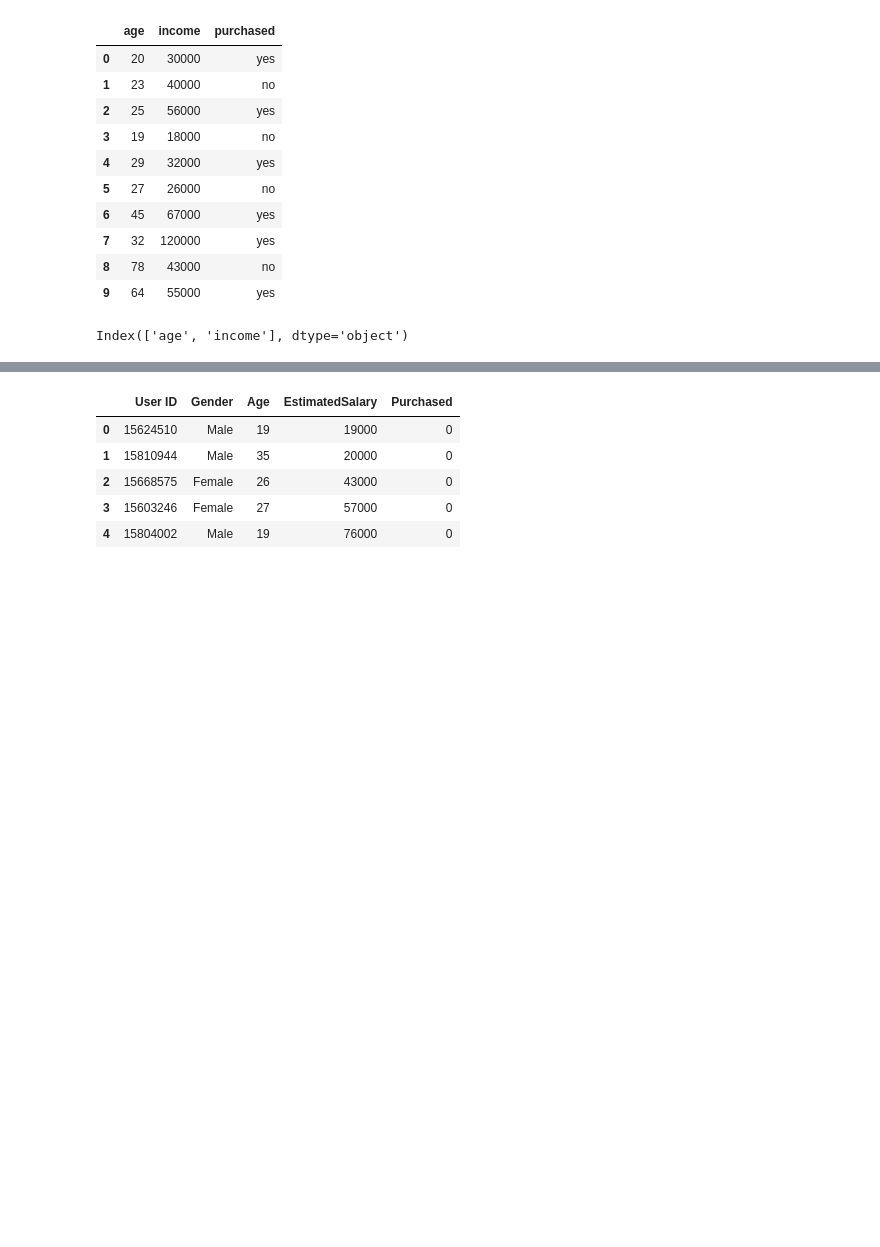
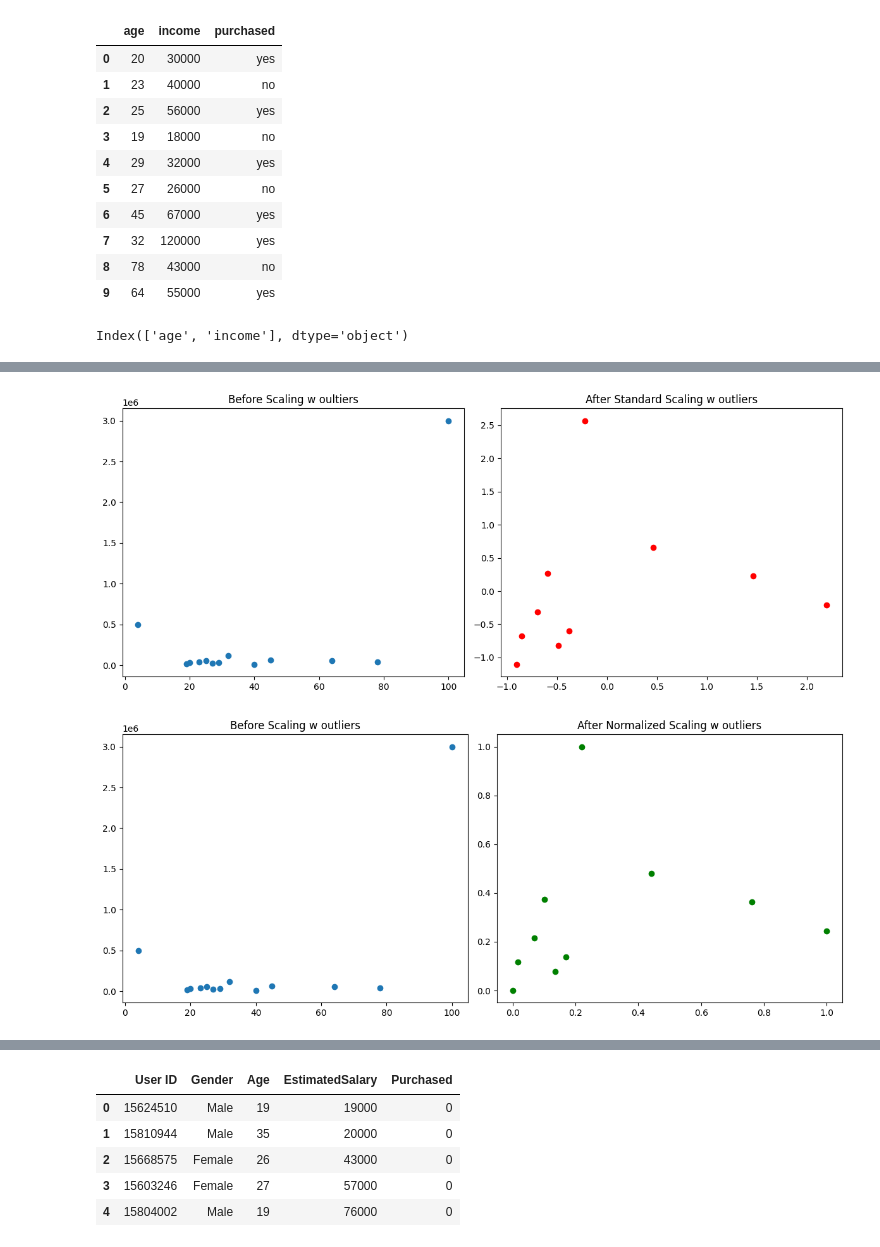
Before and after one commit to renovamen1/feature-engineering, a Jupyter notebook: feature scaling/outlier effect on scaling.ipynb, the cells around one changed output, grey strips where cells are left out. Saved outputs shown, nothing was run; the diff lists cells and outputs as text; code cells hidden in the pictures; blank space fills up the shorter version.

```diff
--- a/feature scaling/outlier effect on scaling.ipynb
+++ b/feature scaling/outlier effect on scaling.ipynb
@@ -66,0 +125,4 @@ plt.show()
+# %%
+outliers = pd.DataFrame({"age":[4,100,40],"income":[500000,3000000,9000]}) # i have added some extreme outliers here
+myData = pd.concat([myData,outliers],ignore_index=True)
+myData
@@ -66,0 +147,35 @@ plt.show()
+# %%
+# scatter plot on standardization after adding outliers
+from turtle import color
+
+
+fig,(ax1,ax2)= plt.subplots(ncols=2,figsize=(12,5))
+
+# left plot
+ax1.set_title("Before Scaling w oultiers")
+ax1.scatter(myData["age"],myData["income"])
+
+# right plot
+ax2.set_title("After Standard Scaling w outliers")
+ax2.scatter(myData_scaled["age"],myData_scaled["income"],color="red")
+
+plt.tight_layout()
+plt.show() # prediction: i think there is no effect of scaling on the data, the shape and structure remains same. only scale differs.
+
+
+# scatter plot on normalization after adding outliers
+fig,(ax1,ax2)= plt.subplots(ncols=2,figsize=(12,5))
+
+# left plot
+ax1.set_title("Before Scaling w outliers")
+ax1.scatter(myData["age"],myData["income"])
+
+# right plot
+ax2.set_title("After Normalized Scaling w outliers")
+ax2.scatter(myData_normalized["age"],myData_normalized["income"],color="green")
+
+plt.tight_layout()
+plt.show() # prediction: no effect of normalization on scaling. maybe only scale will change
+# %% [output]
+[figure, added]
+[figure, added]
```
Also changed, not shown: parts of 22 cells of this notebook.
